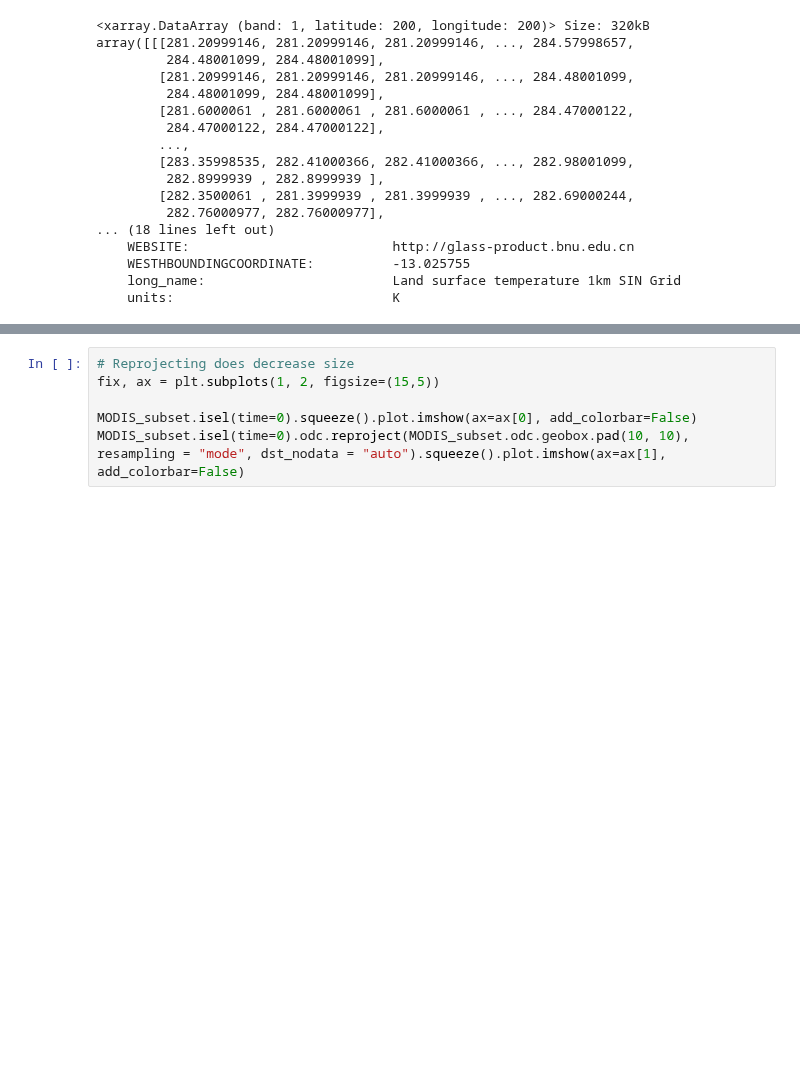
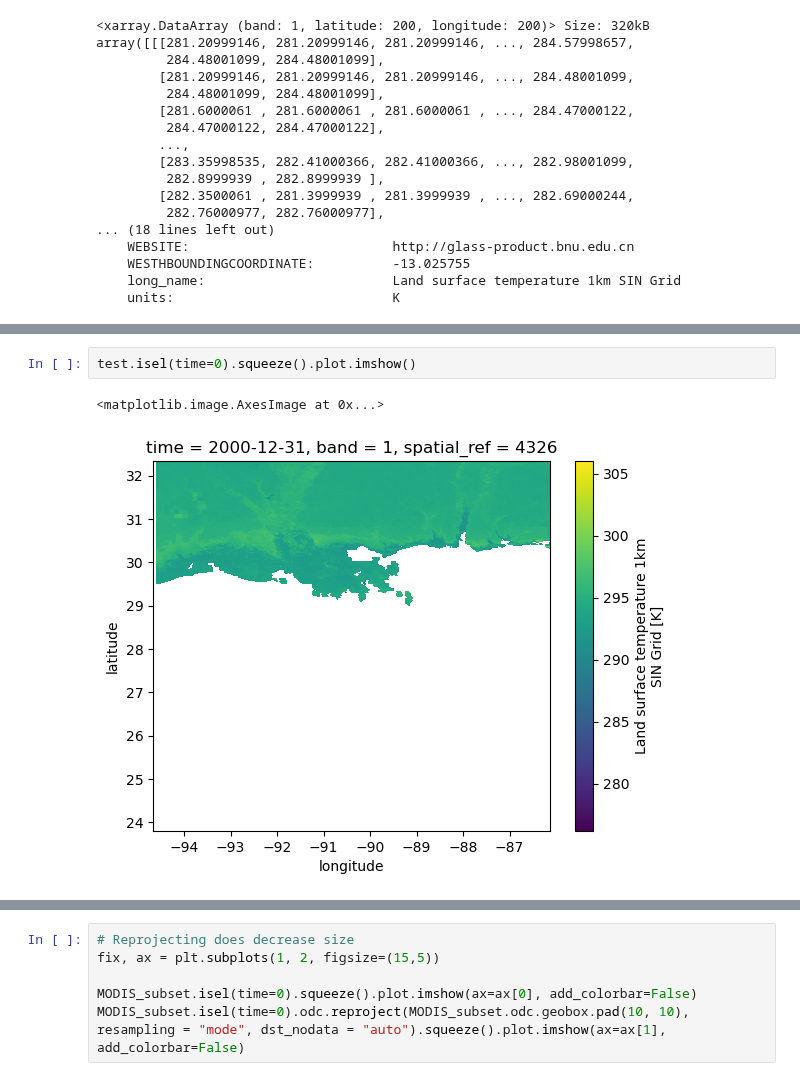
Before and after one commit to felixschulz385/growth-and-temperature, a Jupyter notebook: gnt/experiments/upscaling.ipynb, the cells around one changed output, grey strips where cells are left out. Cells and saved outputs as stored; diff of their text form; blank space fills up the shorter version.

```diff
--- a/gnt/experiments/upscaling.ipynb
+++ b/gnt/experiments/upscaling.ipynb
@@ -122,0 +131,5 @@ Data variables:
+# %%
+test.isel(time=0).squeeze().plot.imshow()
+# %% [output]
+<matplotlib.image.AxesImage at 0x...>
+[figure, added]
```
Also changed, not shown: parts of 11 cells of this notebook, 13 other files.
